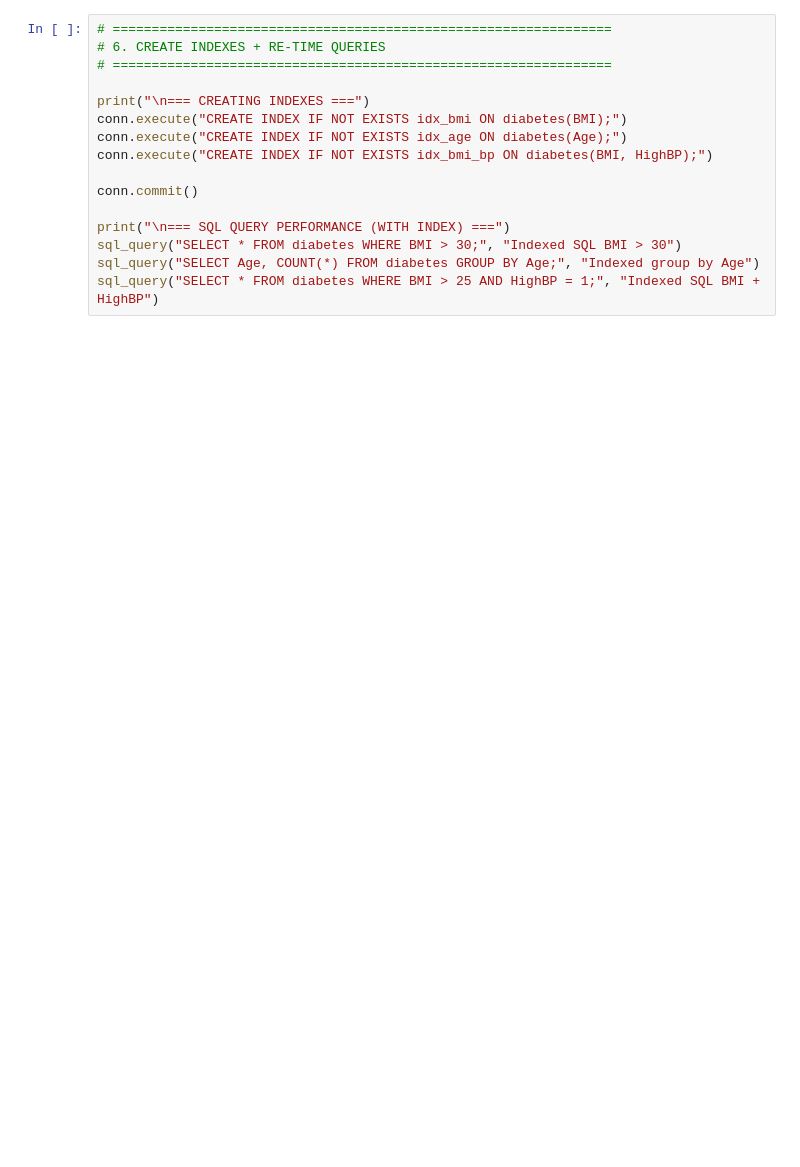
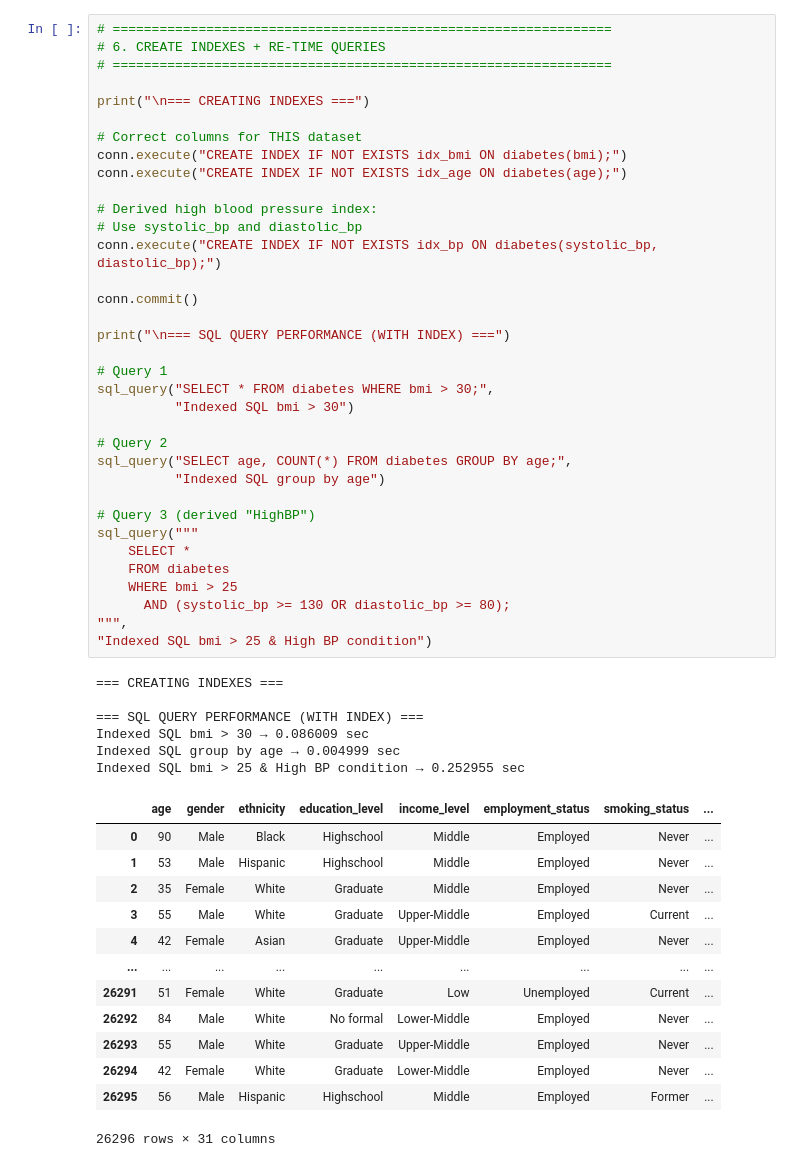
Before and after one commit to Jared-Young-26/Advanced-Database-Final-Project-2025, a Jupyter notebook: baseline.ipynb, the cells around one changed output. Drawn from its saved outputs; the diff is of its cells as text; blank space fills up the shorter version.

```diff
--- a/baseline.ipynb
+++ b/baseline.ipynb
@@ -91,19 +167,58 @@ sql_query("SELECT * FROM diabetes WHERE BMI > 25 AND HighBP = 1;", "SQL BMI + Hi
 # %%
 # ================================================================
 # 6. CREATE INDEXES + RE-TIME QUERIES
 # ================================================================
 
 print("\n=== CREATING INDEXES ===")
-conn.execute("CREATE INDEX IF NOT EXISTS idx_bmi ON diabetes(BMI);")
-conn.execute("CREATE INDEX IF NOT EXISTS idx_age ON diabetes(Age);")
-conn.execute("CREATE INDEX IF NOT EXISTS idx_bmi_bp ON diabetes(BMI, HighBP);")
+
+# Correct columns for THIS dataset
+conn.execute("CREATE INDEX IF NOT EXISTS idx_bmi ON diabetes(bmi);")
+conn.execute("CREATE INDEX IF NOT EXISTS idx_age ON diabetes(age);")
+
+# Derived high blood pressure index:
+# Use systolic_bp and diastolic_bp
+conn.execute("CREATE INDEX IF NOT EXISTS idx_bp ON diabetes(systolic_bp, diastolic_bp);")
 
 conn.commit()
 
 print("\n=== SQL QUERY PERFORMANCE (WITH INDEX) ===")
-sql_query("SELECT * FROM diabetes WHERE BMI > 30;", "Indexed SQL BMI > 30")
-sql_query("SELECT Age, COUNT(*) FROM diabetes GROUP BY Age;", "Indexed group by Age")
-sql_query("SELECT * FROM diabetes WHERE BMI > 25 AND HighBP = 1;", "Indexed SQL BMI + HighBP")
+
+# Query 1
+sql_query("SELECT * FROM diabetes WHERE bmi > 30;",
+          "Indexed SQL bmi > 30")
+
+# Query 2
+sql_query("SELECT age, COUNT(*) FROM diabetes GROUP BY age;",
+          "Indexed SQL group by age")
+
+# Query 3 (derived "HighBP")
+sql_query("""
+    SELECT *
+    FROM diabetes
+    WHERE bmi > 25
+      AND (systolic_bp >= 130 OR diastolic_bp >= 80);
+""",
+"Indexed SQL bmi > 25 & High BP condition")
+# %% [output]
+=== CREATING INDEXES ===
+
+=== SQL QUERY PERFORMANCE (WITH INDEX) ===
+Indexed SQL bmi > 30 → 0.086009 sec
+Indexed SQL group by age → 0.004999 sec
+Indexed SQL bmi > 25 & High BP condition → 0.252955 sec
+|  | age | gender | ethnicity | education_level | income_level | employment_status | smoking_status | ... |
+| 0 | 90 | Male | Black | Highschool | Middle | Employed | Never | ... |
+| 1 | 53 | Male | Hispanic | Highschool | Middle | Employed | Never | ... |
+| 2 | 35 | Female | White | Graduate | Middle | Employed | Never | ... |
+| 3 | 55 | Male | White | Graduate | Upper-Middle | Employed | Current | ... |
+| 4 | 42 | Female | Asian | Graduate | Upper-Middle | Employed | Never | ... |
+| ... | ... | ... | ... | ... | ... | ... | ... | ... |
+| 26291 | 51 | Female | White | Graduate | Low | Unemployed | Current | ... |
+| 26292 | 84 | Male | White | No formal | Lower-Middle | Employed | Never | ... |
+| 26293 | 55 | Male | White | Graduate | Upper-Middle | Employed | Never | ... |
+| 26294 | 42 | Female | White | Graduate | Lower-Middle | Employed | Never | ... |
+| 26295 | 56 | Male | Hispanic | Highschool | Middle | Employed | Former | ... |
+26296 rows × 31 columns
 # %%
 # ================================================================
 # 7. VIEW QUERY PLANS
```
Also changed, not shown: parts of 11 cells of this notebook, 2 other files.
